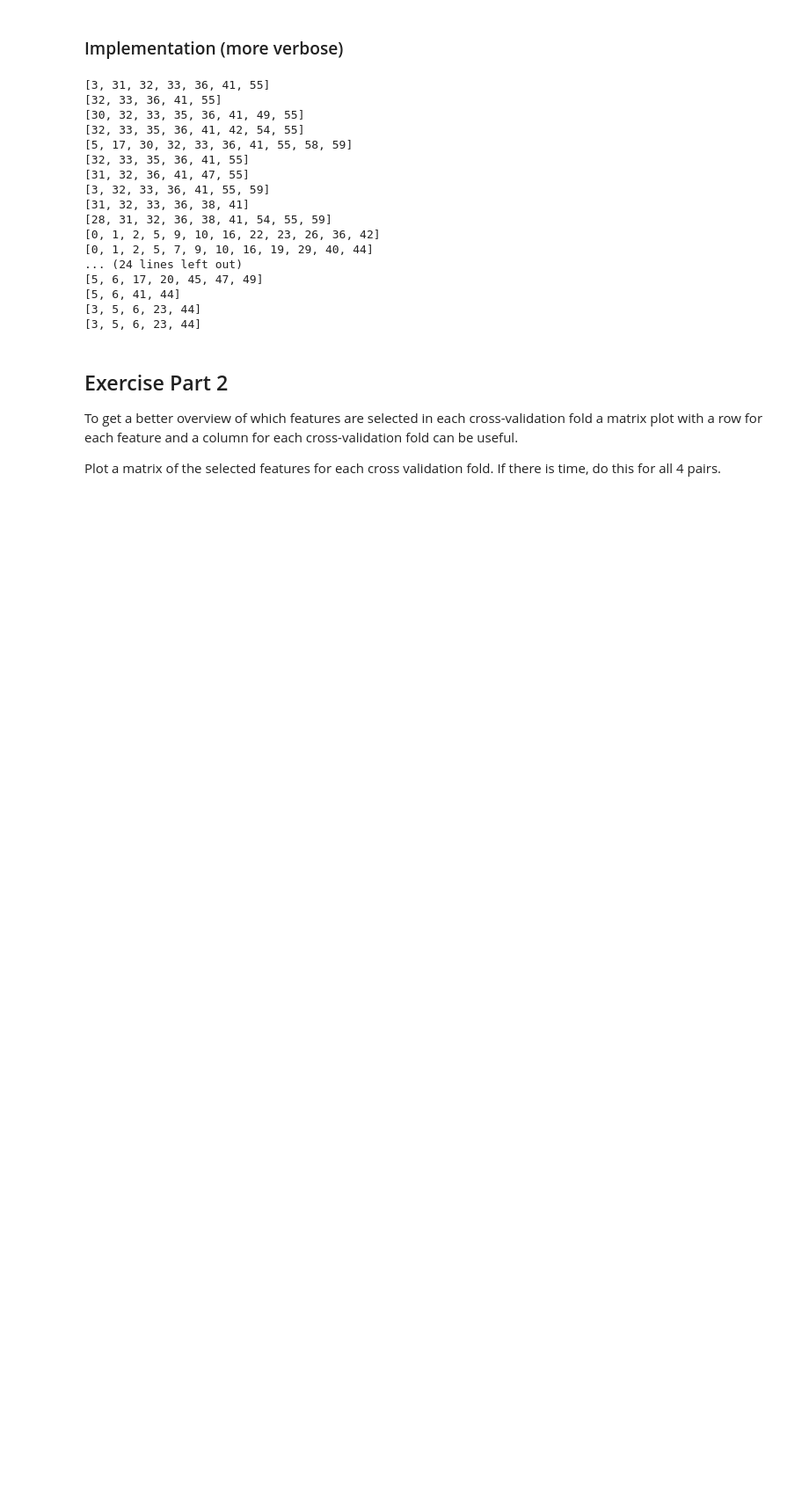
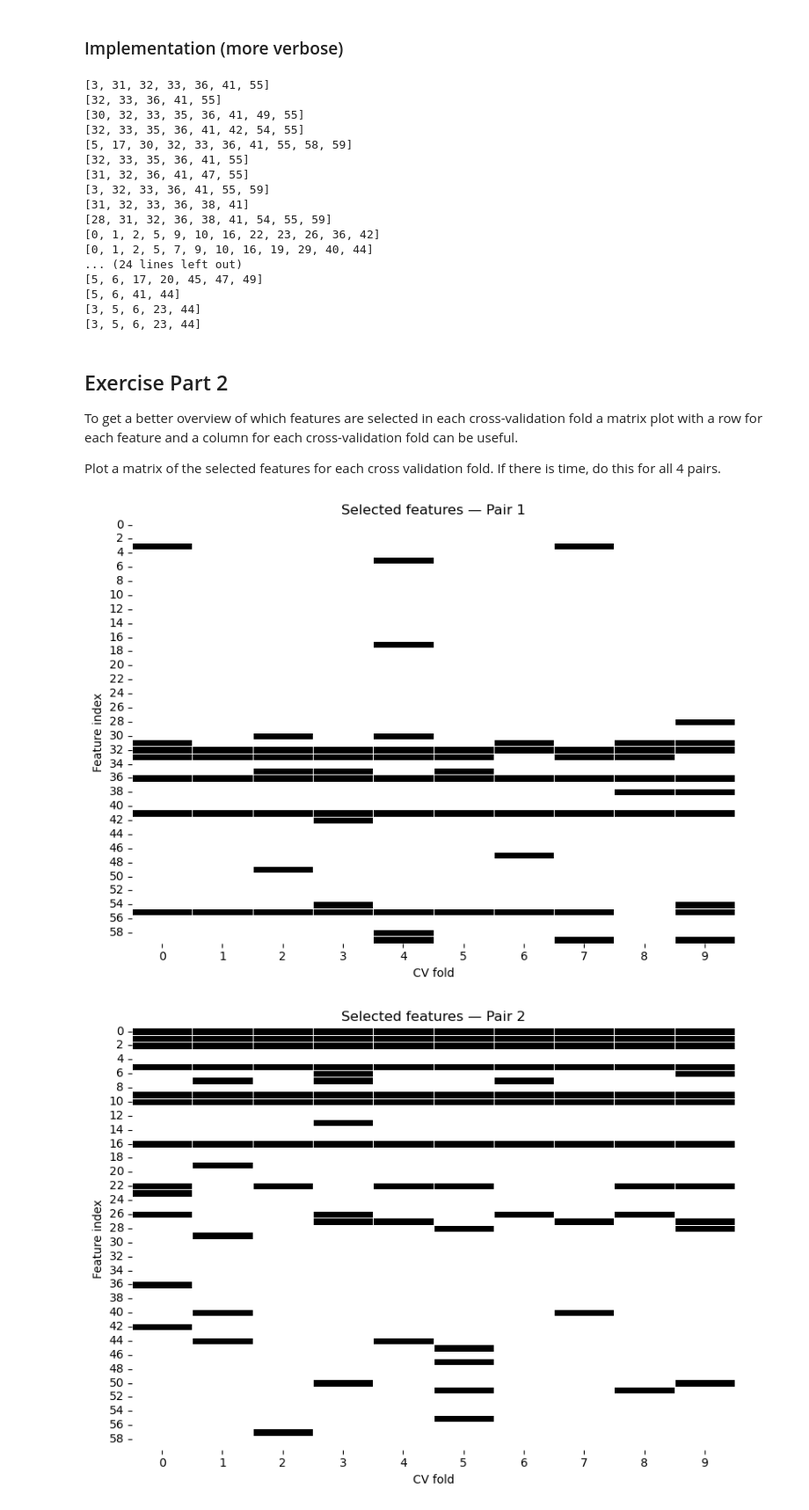
Before and after one commit to BalducciFrancesco/02464-Miniproject-2, a Jupyter notebook: logistic_regression_classification_2025_weeks8&9.ipynb, the cells around one changed output. Shown: that part at 88% size. Drawn from its saved outputs; the diff is of its cells as text; code cells hidden in the pictures; blank space fills up the shorter version.

Commit message:
plots

```diff
--- a/logistic_regression_classification_2025_weeks8&9.ipynb
+++ b/logistic_regression_classification_2025_weeks8&9.ipynb
@@ -97,7 +97,8 @@ for t in range(trials): # for each trial
     sfs = SequentialFeatureSelector(
         LogisticRegression(),
         tol=tol,
-        cv=KFold(K, shuffle=True, random_state=42) # 10-fold cross-validation for each trial
+        cv=KFold(K, shuffle=True, random_state=42), # 10-fold cross-validation for each trial
+        n_features_to_select= "auto"
     ).fit(X_train, y_train)
 
     selected_features = sfs.get_support()
@@ -194,3 +198,16 @@ for p, (X, y) in enumerate(zip(features, labels)):
 To get a better overview of which features are selected in each cross-validation fold a matrix plot with a row for each feature and a column for each cross-validation fold can be useful.
 
 Plot a matrix of the selected features for each cross validation fold. If there is time, do this for all 4 pairs.
+# %%
+for p in range(trials):
+    mask_matrix = np.column_stack([sfs_features[p][k].astype(int) for k in range(K)])
+    plt.figure(figsize=(8, 6))
+    sns.heatmap(mask_matrix, cmap='Greys', cbar=False, linewidths=0.5)
+    plt.title(f"Selected features — Pair {p+1}")
+    plt.xlabel("CV fold")
+    plt.ylabel("Feature index")
+    plt.tight_layout()
+    plt.show()
+# %% [output]
+[figure, added]
+[figure, added]
```
Also changed, not shown: parts of 4 cells of this notebook.
